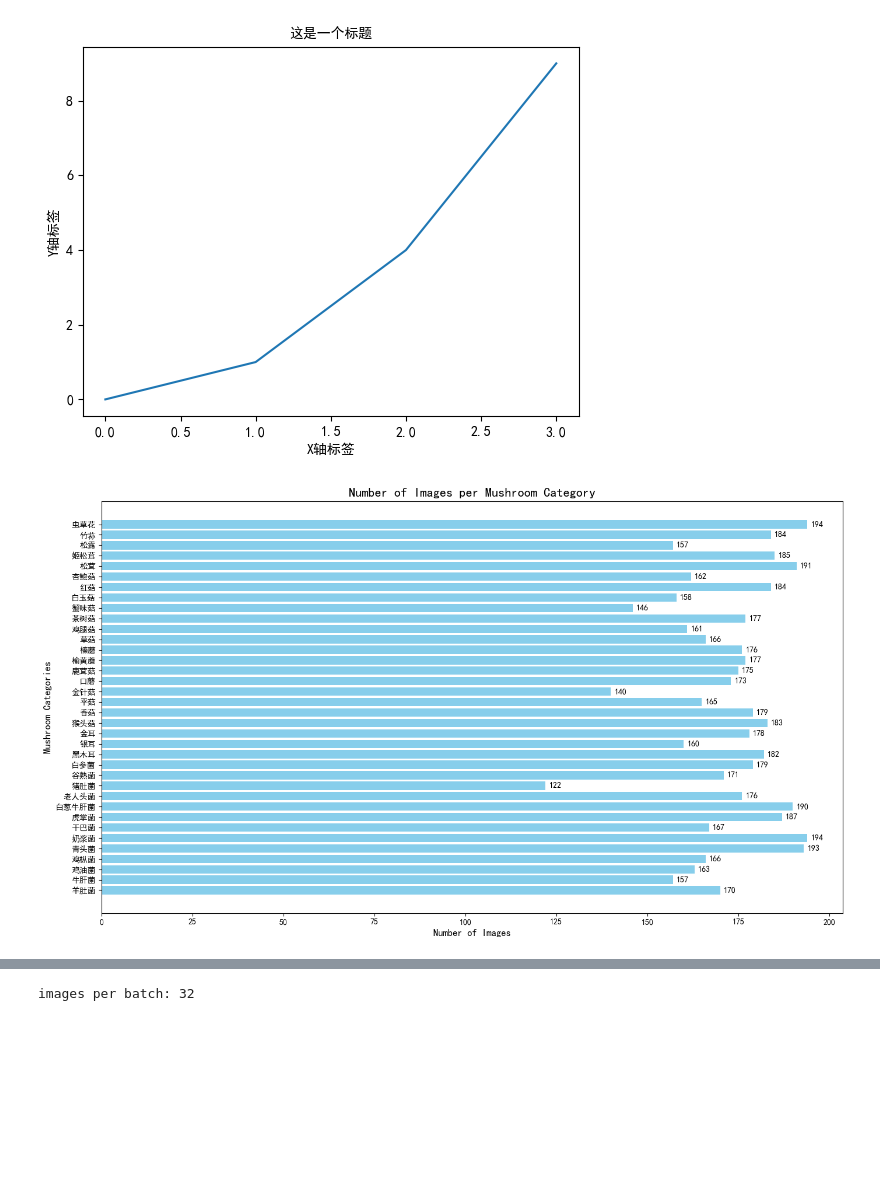
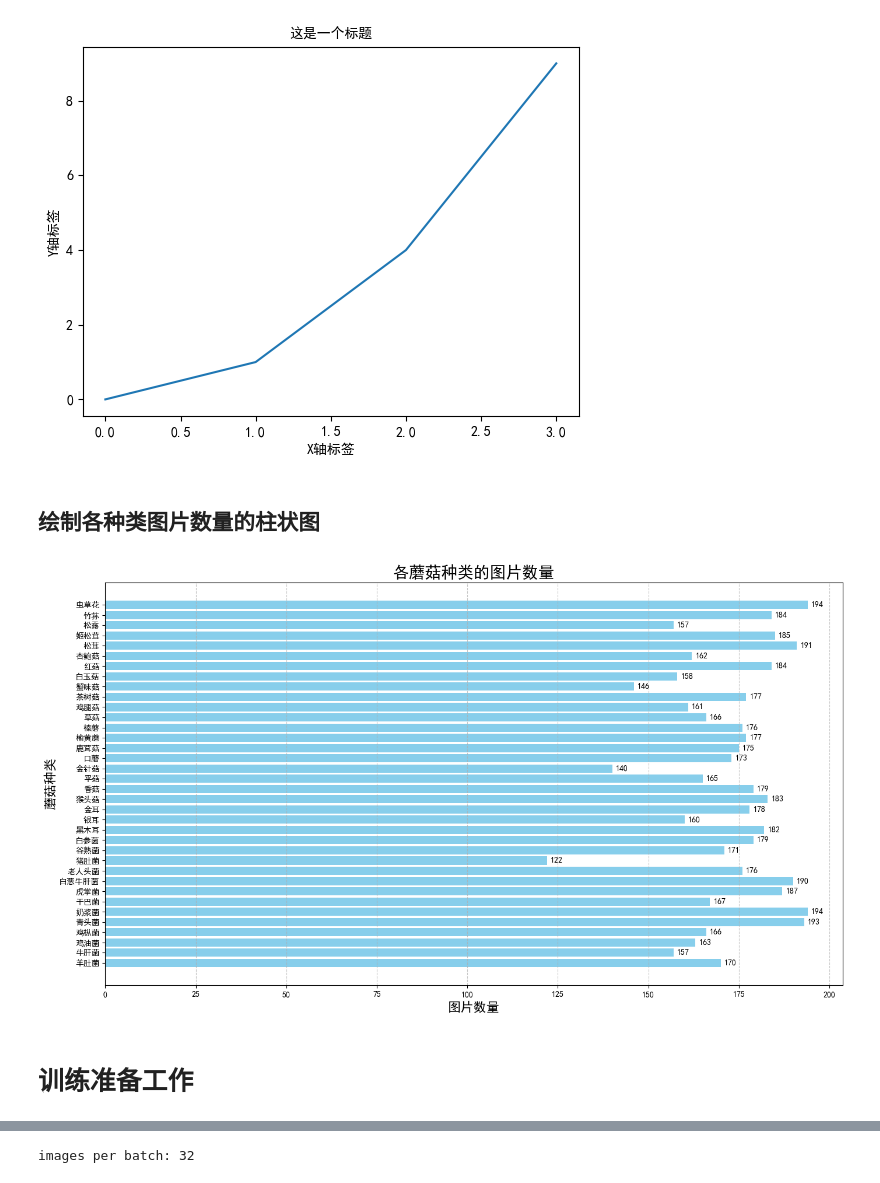
Before and after one commit to caijihuize/Mushroom_Classification, a Jupyter notebook: step2_dataClean.ipynb, the cells around one changed output, grey strips where cells are left out. Drawn from its saved outputs; the diff is of its cells as text; code cells hidden in the pictures; blank space fills up the shorter version.

```diff
--- a/step2_dataClean.ipynb
+++ b/step2_dataClean.ipynb
@@ -68,31 +82,37 @@ plt.plot([0, 1, 2, 3], [0, 1, 4, 9])
 plt.show()
 # %% [output]
 [figure]
+# %% [markdown]
+## 绘制各种类图片数量的柱状图
 # %%
 # 准备数据
 categories_readable = list(category_counts.keys())
 counts = list(category_counts.values())
 
 # 创建一个新的图形
 plt.figure(figsize=(14, 8))
 
 # 绘制柱状图
 bars = plt.barh(categories_readable, counts, color='skyblue')
 
 # 添加数据标签
 for bar in bars:
     width = bar.get_width()
     plt.text(width + 1, bar.get_y() + bar.get_height()/2, '%d' % int(width), va='center')
 
 # 设置标题和标签
-plt.title('Number of Images per Mushroom Category', fontsize=16)
-plt.xlabel('Number of Images', fontsize=12)
-plt.ylabel('Mushroom Categories', fontsize=12)
+plt.title('各蘑菇种类的图片数量', fontsize=20)
+plt.xlabel('图片数量', fontsize=16)
+plt.ylabel('蘑菇种类', fontsize=16)
 
+# 设置网格
+plt.grid(axis='x', linestyle='--', alpha=0.7)
 # 自动调整布局
 plt.tight_layout()
 
 # 显示图形
 plt.show()
 # %% [output]
-[figure, old version]
+[figure, new version]
+# %% [markdown]
+# 训练准备工作
```
Also changed, not shown: parts of 15 cells of this notebook.
